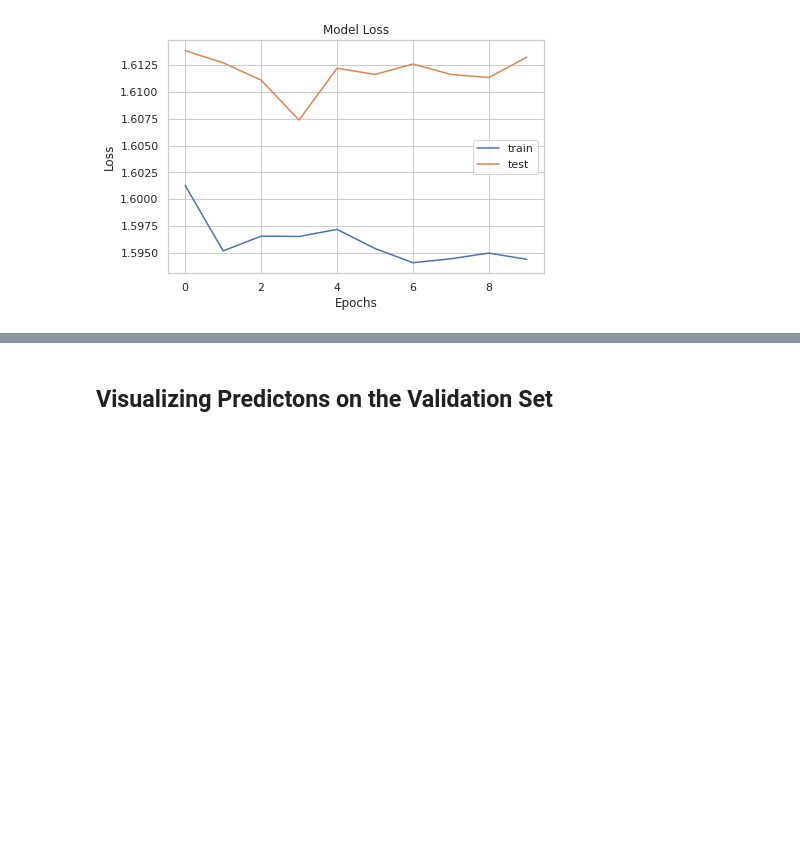
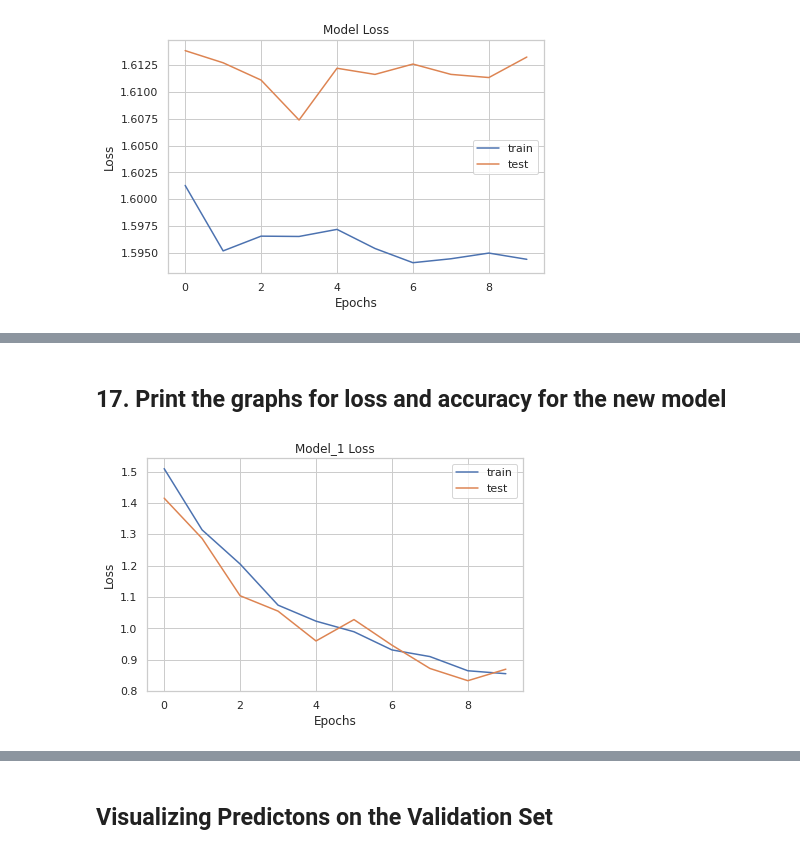
Before and after one commit to viththiananth/20221015-Convolutional-Neural-Network-on-Flower-Dataset, a Jupyter notebook: Convolutional_Neural_Network_on_Flower_Dataset.ipynb, the cells around one changed output, grey strips where cells are left out. Drawn from its saved outputs; the diff is of its cells as text; code cells hidden in the pictures; blank space fills up the shorter version.

```diff
--- a/Convolutional_Neural_Network_on_Flower_Dataset.ipynb
+++ b/Convolutional_Neural_Network_on_Flower_Dataset.ipynb
@@ -279,0 +357,12 @@ KeyError: ignored
+# %% [markdown]
+## 17. Print the graphs for loss and accuracy for the new model
+# %%
+plt.plot(History.history['loss'])
+plt.plot(History.history['val_loss'])
+plt.title('Model_1 Loss')
+plt.ylabel('Loss')
+plt.xlabel('Epochs')
+plt.legend(['train', 'test'])
+plt.show()
+# %% [output]
+[figure, added]
```
Also changed, not shown: parts of 45 cells of this notebook.
